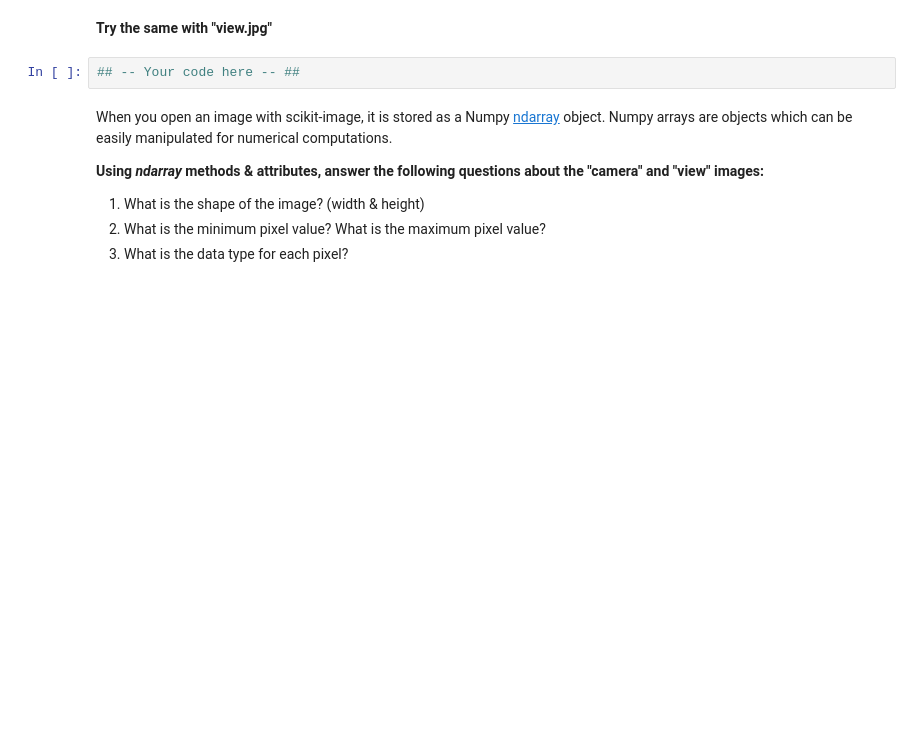
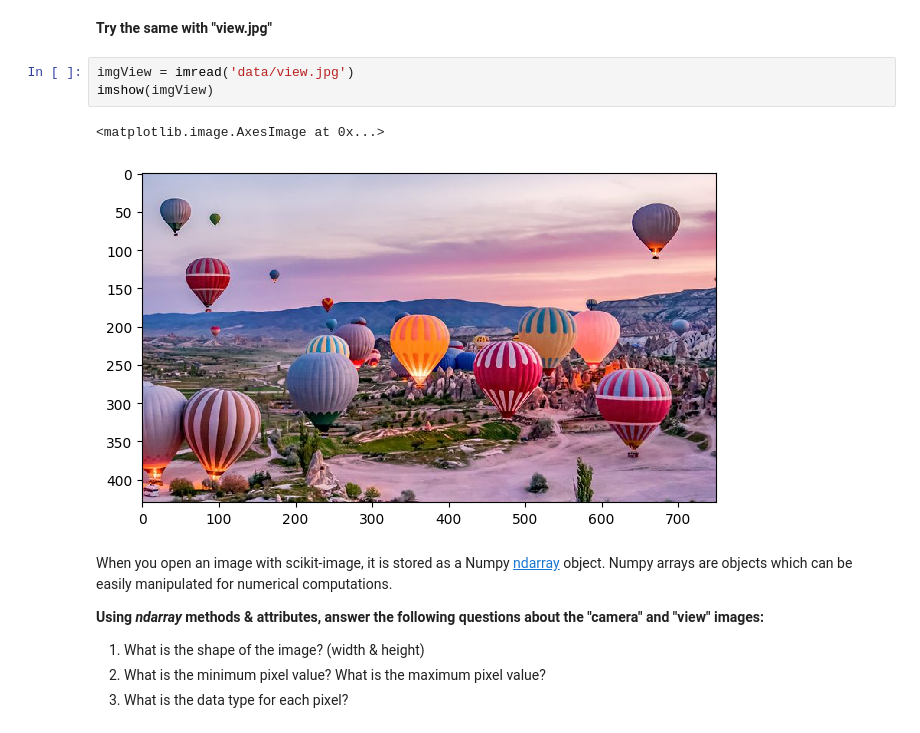
Before and after one commit to mordamed/ImageProcessing, a Jupyter notebook: TP1/TP1_Image_Information.ipynb, the cells around one changed output. Saved outputs shown, nothing was run; the diff lists cells and outputs as text; blank space fills up the shorter version.

```diff
--- a/TP1/TP1_Image_Information.ipynb
+++ b/TP1/TP1_Image_Information.ipynb
@@ -28,7 +29,11 @@ FileNotFoundError: No such file: '/home/tajani/Documents/Codes/image_processing/
 # %% [markdown]
 **Try the same with "view.jpg"**
-# %%
-## -- Your code here -- ##
+# %%
+imgView = imread('data/view.jpg')
+imshow(imgView)
+# %% [output]
+<matplotlib.image.AxesImage at 0x...>
+[figure, added]
 # %% [markdown]
 When you open an image with scikit-image, it is stored as a Numpy [ndarray](https://numpy.org/doc/stable/reference/generated/numpy.ndarray.html) object. Numpy arrays are objects which can be easily manipulated for numerical computations.
 
```
Also changed, not shown: parts of 35 cells of this notebook.
